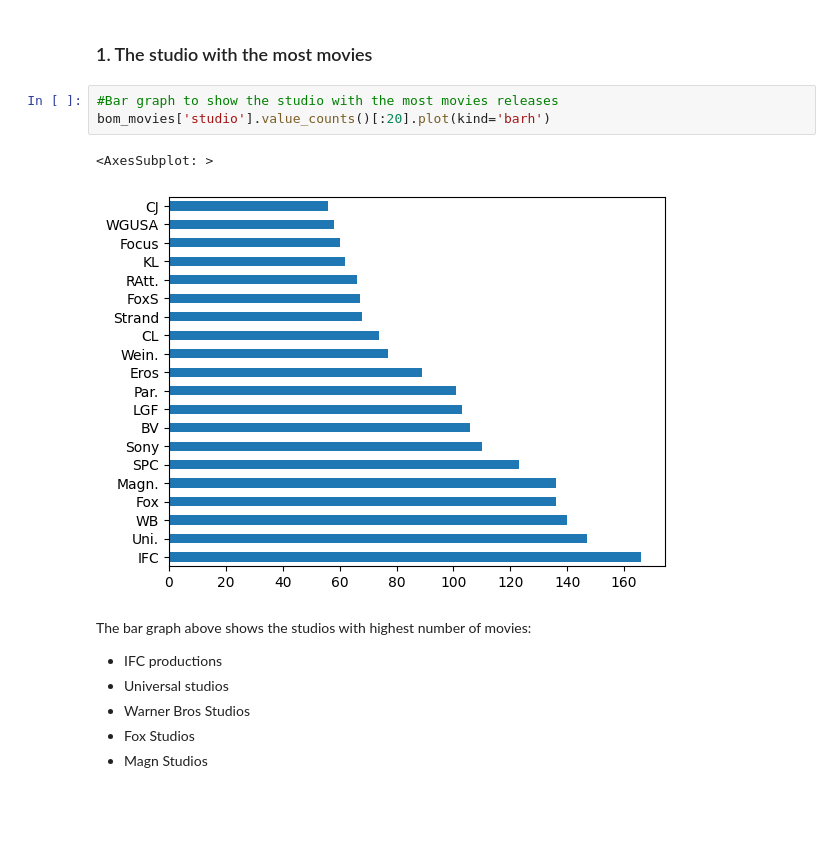
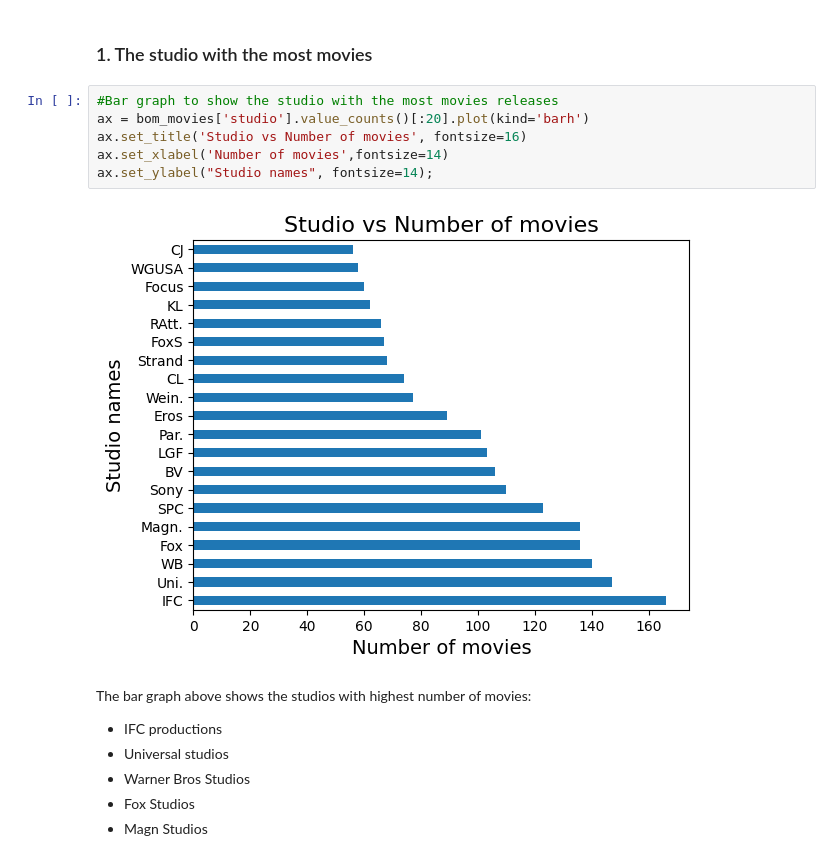
Before and after one commit to FlavianMiano/dsc-phase-1-project-v2-4, a Jupyter notebook: student.ipynb, the cells around one changed output. Saved outputs shown, nothing was run; the diff lists cells and outputs as text; blank space fills up the shorter version.

Commit message:
Add files via upload
Added titles to the graphs

```diff
--- a/student.ipynb
+++ b/student.ipynb
@@ -552,10 +561,12 @@ genre_table.set_index('movie_id')
 ### 1. The studio with the most movies
 # %%
 #Bar graph to show the studio with the most movies releases
-bom_movies['studio'].value_counts()[:20].plot(kind='barh')
+ax = bom_movies['studio'].value_counts()[:20].plot(kind='barh')
+ax.set_title('Studio vs Number of movies', fontsize=16)
+ax.set_xlabel('Number of movies',fontsize=14)
+ax.set_ylabel("Studio names", fontsize=14);
 # %% [output]
-<AxesSubplot: >
-[figure, old version]
+[figure, new version]
 # %% [markdown]
 The bar graph above shows the studios with highest number of movies:
    * IFC productions
```
Also changed, not shown: parts of 14 cells of this notebook.
